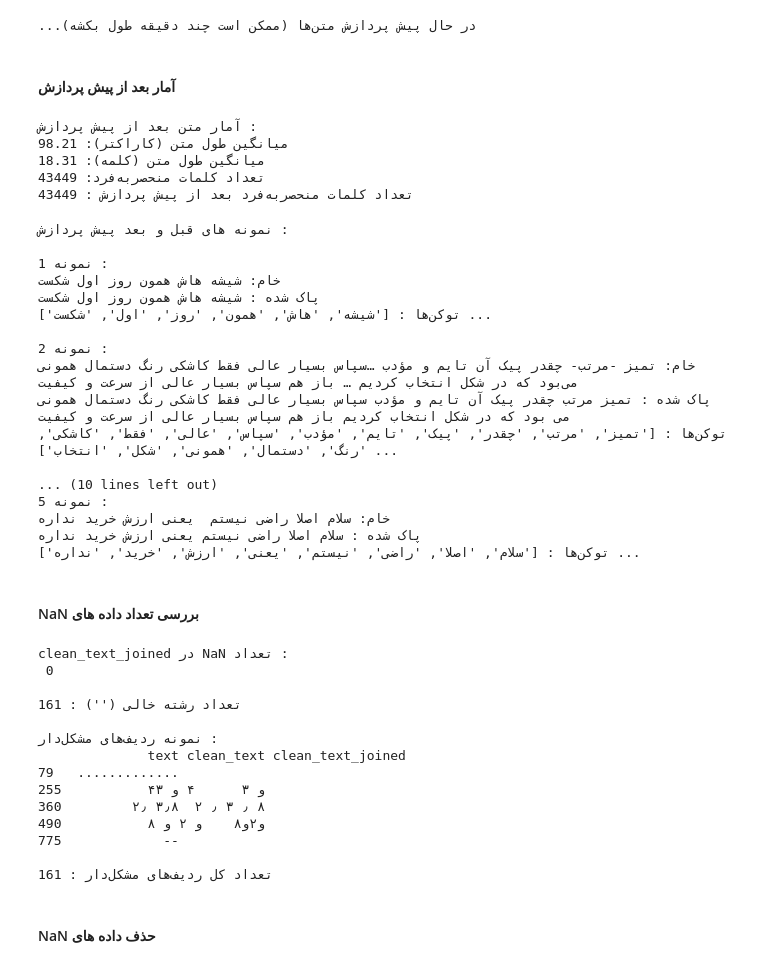
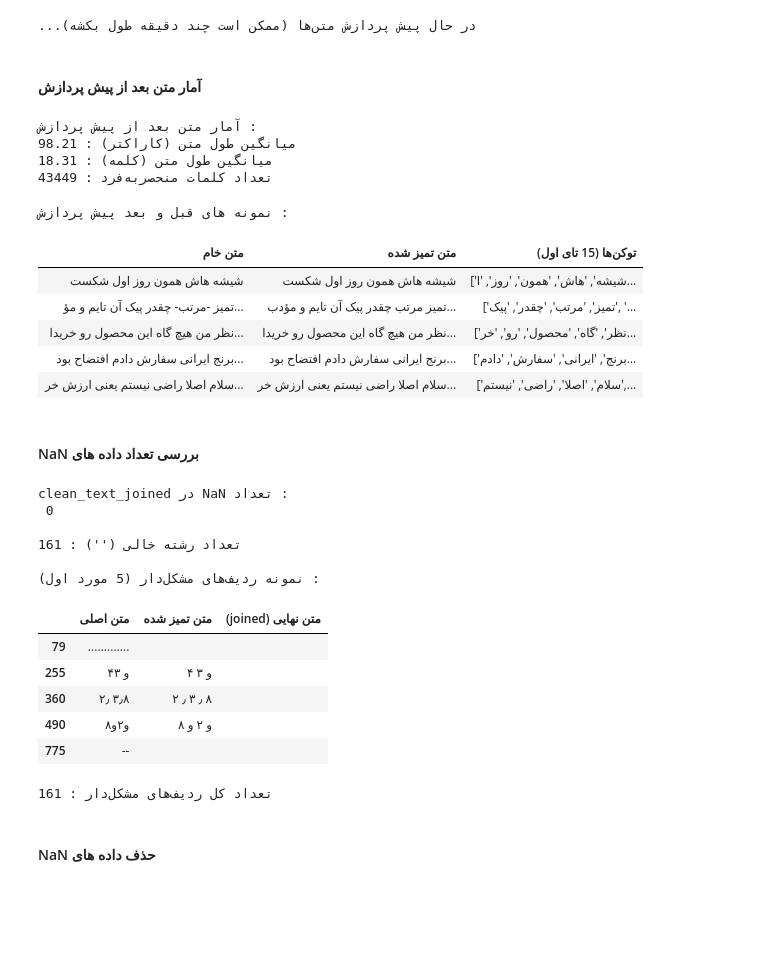
Before and after one commit to amir-v-z/Project-NLP, a Jupyter notebook: project.ipynb, the cells around one changed output. Saved outputs shown, nothing was run; the diff lists cells and outputs as text; code cells hidden in the pictures; blank space fills up the shorter version.

```diff
--- a/project.ipynb
+++ b/project.ipynb
@@ -121,71 +122,69 @@ df['clean_text_joined'] = df['tokens'].apply(lambda x: ' '.join(x) if x else '')
 # %% [output]
 ...در حال پیش پردازش متن‌ها (ممکن است چند دقیقه طول بکشه)
 # %% [markdown]
-#### آمار بعد از پیش پردازش
+#### آمار متن بعد از پیش پردازش
 # %%
 print("آمار متن بعد از پیش پردازش :")
 text_stats(df, text_col='clean_text_joined')
-
-all_words_after = ' '.join(df['clean_text_joined'])
-unique_after = len(set(all_words_after.split()))
-print(f"تعداد کلمات منحصربه‌فرد بعد از پیش پردازش : {unique_after}")
 # %% [output]
 آمار متن بعد از پیش پردازش :
-میانگین طول متن (کاراکتر): 98.21
-میانگین طول متن (کلمه): 18.31
-تعداد کلمات منحصربه‌فرد: 43449
-تعداد کلمات منحصربه‌فرد بعد از پیش پردازش : 43449
+میانگین طول متن (کاراکتر) : 98.21
+میانگین طول متن (کلمه) : 18.31
+تعداد کلمات منحصربه‌فرد : 43449
 # %%
 print("نمونه های قبل و بعد پیش پردازش :")
-for i in range(5):
-    print(f"\nنمونه {i+1} :")
-    print("خام:", df['text'].iloc[i])
-    print("پاک شده :", df['clean_text'].iloc[i])
-    print("توکن‌ها :", df['tokens'].iloc[i][:15], "...")
+
+df_display = df[['text', 'clean_text', 'tokens']].head(5).copy()
+df_display['tokens'] = df_display['tokens'].apply(lambda x: x[:15] if isinstance(x, (list, tuple)) else x)
+
+df_display = df_display.rename(columns={
+    'text': 'متن خام',
+    'clean_text': 'متن تمیز شده',
+    'tokens': 'توکن‌ها (15 تای اول)'
+})
+
+display(df_display.style.hide(axis='index'))
 # %% [output]
 نمونه های قبل و بعد پیش پردازش :
-
-نمونه 1 :
-خام: شیشه هاش همون روز اول شکست
-پاک شده : شیشه هاش همون روز اول شکست
-توکن‌ها : ['شیشه', 'هاش', 'همون', 'روز', 'اول', 'شکست'] ...
-
-نمونه 2 :
-خام: تمیز -مرتب- چقدر پیک آن تایم و مؤدب …سپاس بسیار عالی فقط کاشکی رنگ دستمال همونی می‌بود که در شکل انتخاب کردیم … باز هم سپاس بسیار عالی از سرعت و کیفیت
-پاک شده : تمیز مرتب چقدر پیک آن تایم و مؤدب سپاس بسیار عالی فقط کاشکی رنگ دستمال همونی می بود که در شکل انتخاب کردیم باز هم سپاس بسیار عالی از سرعت و کیفیت
-توکن‌ها : ['تمیز', 'مرتب', 'چقدر', 'پیک', 'تایم', 'مؤدب', 'سپاس', 'عالی', 'فقط', 'کاشکی', 'رنگ', 'دستمال', 'همونی', 'شکل', 'انتخاب'] ...
-
-... (10 lines left out)
-نمونه 5 :
-خام: سلام اصلا راضی نیستم  یعنی ارزش خرید نداره
-پاک شده : سلام اصلا راضی نیستم یعنی ارزش خرید نداره
-توکن‌ها : ['سلام', 'اصلا', 'راضی', 'نیستم', 'یعنی', 'ارزش', 'خرید', 'نداره'] ...
+| متن خام | متن تمیز شده | توکن‌ها (15 تای اول) |
+| شیشه هاش همون روز اول شکست | شیشه هاش همون روز اول شکست | ['شیشه', 'هاش', 'همون', 'روز', 'ا... |
+| تمیز -مرتب- چقدر پیک آن تایم و مؤ... | تمیز مرتب چقدر پیک آن تایم و مؤدب... | ['تمیز', 'مرتب', 'چقدر', 'پیک', '... |
+| نظر من هیچ گاه این محصول رو خریدا... | نظر من هیچ گاه این محصول رو خریدا... | ['نظر', 'گاه', 'محصول', 'رو', 'خر... |
+| برنج ایرانی سفارش دادم افتضاح بود... | برنج ایرانی سفارش دادم افتضاح بود... | ['برنج', 'ایرانی', 'سفارش', 'دادم... |
+| سلام اصلا راضی نیستم یعنی ارزش خر... | سلام اصلا راضی نیستم یعنی ارزش خر... | ['سلام', 'اصلا', 'راضی', 'نیستم',... |
 # %% [markdown]
 #### NaN بررسی تعداد داده های
 # %%
 print("clean_text_joined در NaN تعداد :\n", df['clean_text_joined'].isna().sum())
 print("\nتعداد رشته خالی ('') :", (df['clean_text_joined'] == '').sum())
 
 problematic = df[df['clean_text_joined'].isna() | (df['clean_text_joined'] == '')]
-print("\nنمونه ردیف‌های مشکل‌دار :")
-print(problematic[['text', 'clean_text', 'clean_text_joined']].head())
+
+print("\nنمونه ردیف‌های مشکل‌دار (5 مورد اول) :")
+df_problem = problematic[['text', 'clean_text', 'clean_text_joined']].head(5)
+df_problem = df_problem.rename(columns={
+        'text': 'متن اصلی',
+        'clean_text': 'متن تمیز شده',
+        'clean_text_joined': '(joined) متن نهایی'
+})
+
+display(df_problem)
 
 print("\nتعداد کل ردیف‌های مشکل‌دار :", len(problematic))
 # %% [output]
 clean_text_joined در NaN تعداد :
  0
 
 تعداد رشته خالی ('') : 161
 
-نمونه ردیف‌های مشکل‌دار :
-              text clean_text clean_text_joined
-79   .............
-255           ۴و ۳      ۴ و ۳
-360         ۲٫ ۳٫۸  ۲ ٫ ۳ ٫ ۸
-490           و۲و۸    و ۲ و ۸
-775             --
-
-تعداد کل ردیف‌های مشکل‌دار : 161
+نمونه ردیف‌های مشکل‌دار (5 مورد اول) :
+|  | متن اصلی | متن تمیز شده | (joined) متن نهایی |
+| 79 | ............. |  |  |
+| 255 | ۴و ۳ | ۴ و ۳ |  |
+| 360 | ۲٫ ۳٫۸ | ۲ ٫ ۳ ٫ ۸ |  |
+| 490 | و۲و۸ | و ۲ و ۸ |  |
+| 775 | -- |  |  |
+تعداد کل ردیف‌های مشکل‌دار : 161
 # %% [markdown]
 #### NaN حذف داده های
 # %%
```
Also changed, not shown: parts of 21 cells of this notebook, 3 other files.
